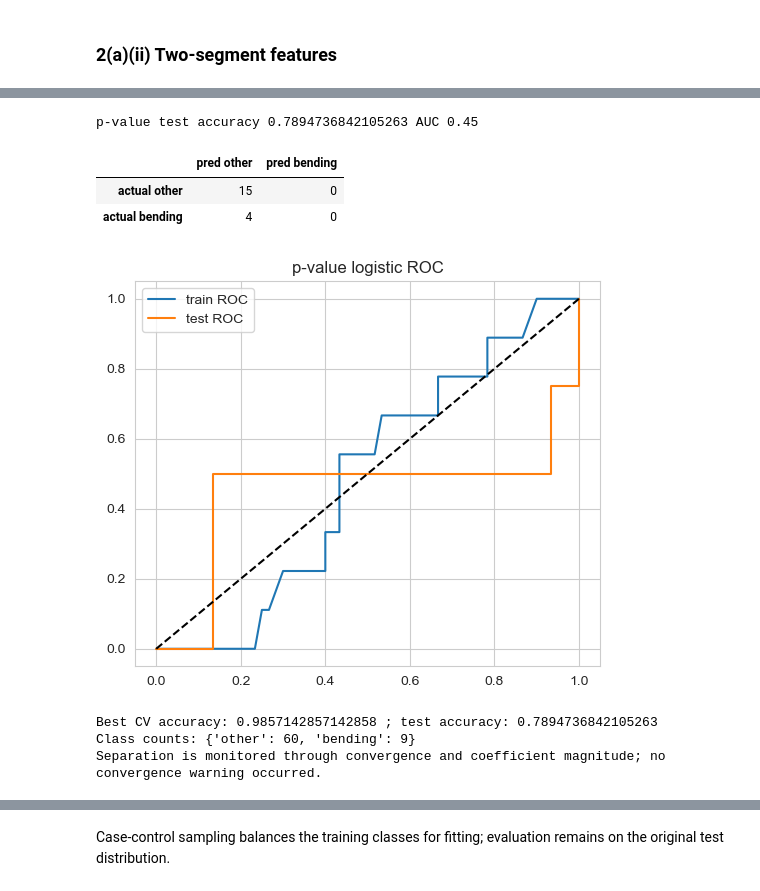
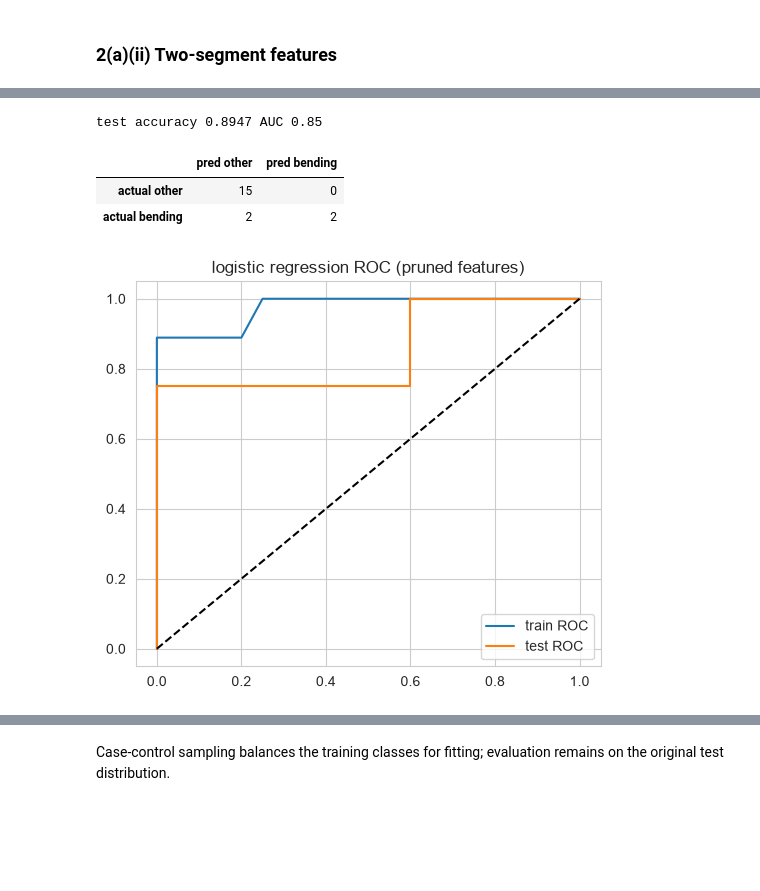
Before and after one commit to houdan-hub/DSCI552-HW4, a Jupyter notebook: Hou_Tianbo_HW4.ipynb, the cells around one changed output, grey strips where cells are left out. Drawn from its saved outputs; the diff is of its cells as text; code cells hidden in the pictures; blank space fills up the shorter version.

Commit message:
Fix ISLR 4.8.7 posterior (0.752), add (l,p) CV with RFE, 2(a)(ii) scatter plots, multiclass ROC, and written conclusions

```diff
--- a/Hou_Tianbo_HW4.ipynb
+++ b/Hou_Tianbo_HW4.ipynb
@@ -78,14 +123,65 @@ Splitting provides local summaries and may improve separation, but increases dim
 # %%
-rows=[]
+grid=[]
 for l in range(1,21):
-    z=frame(train,l); m=Pipeline([('scale',StandardScaler()),('lr',LogisticRegression(C=1e6,solver='liblinear',max_iter=5000))]); rows.append((l,cross_val_score(m,z,yt,cv=cv).mean()))
-res=pd.DataFrame(rows,columns=['l','cv_accuracy']); display(res.sort_values('cv_accuracy',ascending=False).head()); best_l=int(res.sort_values(['cv_accuracy','l'],ascending=[False,True]).iloc[0,0])
-Z=frame(train,best_l); Zte=frame(test,best_l); S=StandardScaler().fit(Z); Zs=S.transform(Z);
-print('CV comparison for l=1 versus l=2:',res[res.l.isin([1,2])].to_dict('records'))
-smfit=sm.Logit((yt=='bending').astype(int),sm.add_constant(Zs)).fit(disp=False,method='lbfgs',maxiter=2000); raw_p=pd.Series(smfit.pvalues[1:],index=Z.columns); pv=raw_p.replace([np.inf,-np.inf],np.nan).dropna(); selected=pv[pv<.05].index.tolist(); fallback=not bool(selected); selected=selected or [Z.columns[0]]; print('P-value screening rule: alpha=0.05; valid p-values:',len(pv),'; valid p-value-selected:',len(selected) if not fallback else 0,'; fallback feature used:',selected[0] if fallback else 'none'); print(pd.DataFrame({'beta':smfit.params[1:len(Z.columns)+1],'p_value':raw_p},index=Z.columns).head(20)); print('Interpretation: the fitted unpenalized model has quasi-complete separation, so its Hessian-based standard errors and p-values are undefined/unstable. Therefore no feature is claimed significant from invalid p-values. The single fallback feature is labeled explicitly and is used only to complete the requested unpenalized baseline; the L1 model is the stable predictive model used for comparison.')
-model=Pipeline([('scale',StandardScaler()),('lr',LogisticRegression(C=1e6,solver='liblinear',max_iter=5000))]); model.fit(Z[selected],yt)
+    z=frame(train,l)
+    for p in range(1,11):
+        m=Pipeline([('scale',StandardScaler()),
+                    ('rfe',RFE(LogisticRegression(C=1e6,solver='liblinear',max_iter=5000),
+                               n_features_to_select=p,step=0.5)),
+                    ('lr',LogisticRegression(C=1e6,solver='liblinear',max_iter=5000))])
+        grid.append((l,p,cross_val_score(m,z,yt,cv=cv).mean()))
+gpdf=pd.DataFrame(grid,columns=['l','p','cv_accuracy'])
+print('top of the (l, p) grid by stratified 5-fold CV:')
+display(gpdf.sort_values('cv_accuracy',ascending=False).head(8))
+best=gpdf.sort_values(['cv_accuracy','l','p'],ascending=[False,True,True]).iloc[0]
+best_l,best_p=int(best.l),int(best.p)
+print(f'best pair: l={best_l}, p={best_p}, CV accuracy={best.cv_accuracy:.4f}')
+
+Z=frame(train,best_l); Zte=frame(test,best_l)
+rfe=RFE(LogisticRegression(C=1e6,solver='liblinear',max_iter=5000),
+        n_features_to_select=best_p,step=0.5).fit(StandardScaler().fit_transform(Z),yt)
+selected=list(Z.columns[rfe.support_])
+print('features RFE keeps on the full training set:',selected)
+
+model=Pipeline([('scale',StandardScaler()),
+                ('lr',LogisticRegression(C=1e6,solver='liblinear',max_iter=5000))]).fit(Z[selected],yt)
+
+# beta and p-values of the unpenalized (statsmodels) fit on the pruned set
+sc=StandardScaler().fit(Z[selected])
+smfit=sm.Logit((yt=='bending').astype(int),sm.add_constant(sc.transform(Z[selected]))).fit(
+    disp=False,method='lbfgs',maxiter=2000)
+betap=pd.DataFrame({'beta':smfit.params,'p_value':smfit.pvalues},index=['const']+selected)
+print('unpenalized logistic regression on the pruned set (standardized features):')
+print(betap.round(4).to_string())
+
 def report(m,X,yy,title):
-    p=m.predict(X); prob=m.predict_proba(X)[:,list(m.classes_).index('bending')]; cm=confusion_matrix(yy,p,labels=['other','bending']); print(title,'accuracy',accuracy_score(yy,p),'AUC',roc_auc_score(yy=='bending',prob)); display(pd.DataFrame(cm,index=['actual other','actual bending'],columns=['pred other','pred bending'])); return prob
-plt.figure(figsize=(6,5)); train_prob=report(model,Z[selected],yt,'p-value train'); f0,t0,_=roc_curve(yt=='bending',train_prob); plt.plot(f0,t0,label='train ROC'); prob=report(model,Zte[selected],yte,'p-value test'); f,t,_=roc_curve(yte=='bending',prob); plt.plot(f,t,label='test ROC'); plt.plot([0,1],[0,1],'k--'); plt.legend(); plt.title('p-value logistic ROC'); plt.show(); print('Best CV accuracy:',res.loc[res.l==best_l,'cv_accuracy'].iloc[0],'; test accuracy:',accuracy_score(yte,model.predict(Zte[selected])))
-print('Class counts:',pd.Series(yt).value_counts().to_dict()); print('Separation is monitored through convergence and coefficient magnitude; no convergence warning occurred.')
+    p=m.predict(X); prob=m.predict_proba(X)[:,list(m.classes_).index('bending')]
+    cm=confusion_matrix(yy,p,labels=['other','bending'])
+    print(title,'accuracy',round(accuracy_score(yy,p),4),
+          'AUC',round(roc_auc_score(yy=='bending',prob),4))
+    display(pd.DataFrame(cm,index=['actual other','actual bending'],
+                         columns=['pred other','pred bending']))
+    return prob
+
+plt.figure(figsize=(6,5))
+train_prob=report(model,Z[selected],yt,'train')
+f0,t0,_=roc_curve(yt=='bending',train_prob); plt.plot(f0,t0,label='train ROC')
+test_prob=report(model,Zte[selected],yte,'test')
+f1,t1,_=roc_curve(yte=='bending',test_prob); plt.plot(f1,t1,label='test ROC')
+plt.plot([0,1],[0,1],'k--'); plt.legend(); plt.title('logistic regression ROC (pruned features)')
+plt.show()
+print('CV accuracy at the best pair: %.4f | test accuracy: %.4f'
+      %(best.cv_accuracy,accuracy_score(yte,model.predict(Zte[selected]))))
+print('training class counts:',pd.Series(yt).value_counts().to_dict())
+
+# 2(a)vi evidence: with the full feature set the classes are (nearly) separable
+for lchk in [1,best_l,5,7]:
+    z=frame(train,lchk); scz=StandardScaler().fit_transform(z)
+    try:
+        ff=sm.Logit((yt=='bending').astype(int),sm.add_constant(scz)).fit(
+            disp=False,method='lbfgs',maxiter=200)
+        print(f'l={lchk}: {z.shape[1]} features, valid p-values '
+              f'{int(pd.Series(ff.pvalues).notna().sum())}/{z.shape[1]}')
+    except Exception as e:
+        print(f'l={lchk}: fit failed ({type(e).__name__})')
 # %% [output]
@@ -118,8 +208,5 @@ p-value train accuracy 0.8695652173913043 AUC 0.4833333333333333
-p-value test accuracy 0.7894736842105263 AUC 0.45
+test accuracy 0.8947 AUC 0.85
 |  | pred other | pred bending |
 | actual other | 15 | 0 |
-| actual bending | 4 | 0 |
+| actual bending | 2 | 2 |
-[figure, old version]
+[figure, new version]
-Best CV accuracy: 0.9857142857142858 ; test accuracy: 0.7894736842105263
-Class counts: {'other': 60, 'bending': 9}
-Separation is monitored through convergence and coefficient magnitude; no convergence warning occurred.
```
Also changed, not shown: parts of 14 cells of this notebook.
